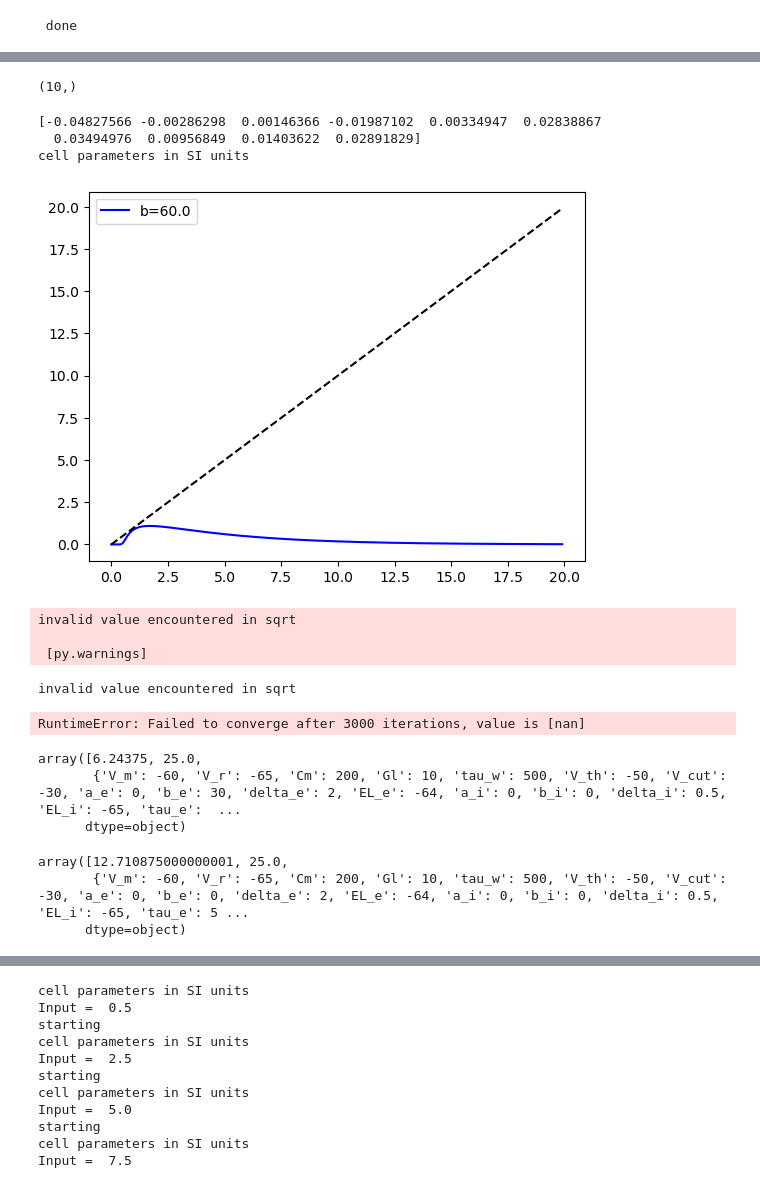
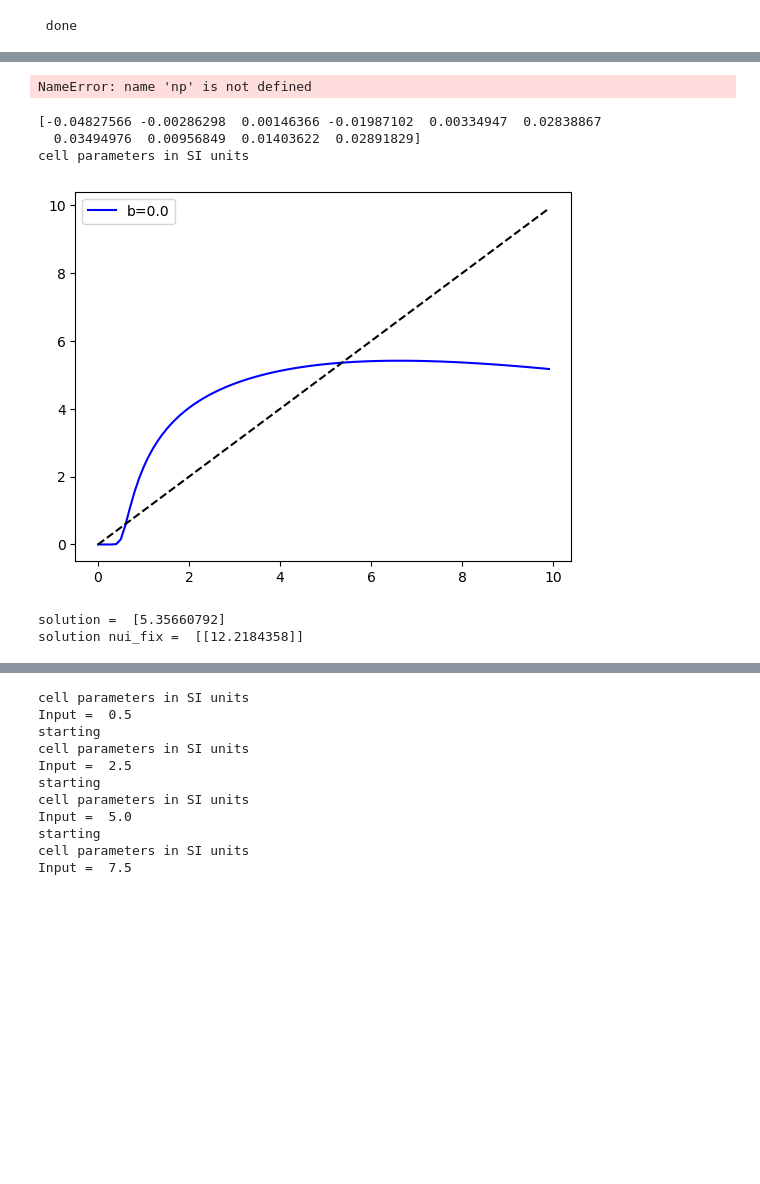
Before and after one commit to mariasacha/paper_pipeline_hub, a Jupyter notebook: whole_pipeline.ipynb, the cells around one changed output, grey strips where cells are left out. Cells and saved outputs as stored; diff of their text form; code cells hidden in the pictures; blank space fills up the shorter version.

```diff
--- a/whole_pipeline.ipynb
+++ b/whole_pipeline.ipynb
@@ -278,26 +254,25 @@ PRS = np.load(file_rs)
-# %%
-PRS.shape
-# %% [output]
-(10,)
+# %%
+file_fs= 'FS-cell_CONFIG1_fit.npy'
+pfs = np.load(file_fs)
+pfs
+# %% [output]
+NameError: name 'np' is not defined
 # %%
 file_fs= 'FS-cell_CONFIG1_fit.npy'
 file_fs= "./data/{0}x{1}_{2}_{3}_fit.npy".format(50,50, 'trial', 'FS' )
 file_rs ='RS-cell0_CONFIG1_fit.npy'
 pts=50
 save_name = 'trial'
 cell='RS'
 file_rs =f"./data/{pts}x{pts}_{save_name}_{cell}_fit.npy"
 
 
 plot_curve(NAME = 'FS-RS', file_rs =file_rs, file_fs= file_fs,
-               use_new=True, b_e=60e-12)
+               use_new=True, b_e=0e-12)
 # %% [output]
 [-0.04827566 -0.00286298  0.00146366 -0.01987102  0.00334947  0.02838867
   0.03494976  0.00956849  0.01403622  0.02891829]
 cell parameters in SI units
-[figure, old version]
+[figure, new version]
-invalid value encountered in sqrt
-
- [py.warnings]
+solution =  [5.35660792]
+solution nui_fix =  [[12.2184358]]
-invalid value encountered in sqrt
-RuntimeError: Failed to converge after 3000 iterations, value is [nan]
@@ -308,15 +279,3 @@ lol = np.load('./net_compar/FS-RS_mean_exc_amp_25.0.npy', allow_pickle=True)
-# %%
-lol
-# %% [output]
-array([6.24375, 25.0,
-       {'V_m': -60, 'V_r': -65, 'Cm': 200, 'Gl': 10, 'tau_w': 500, 'V_th': -50, 'V_cut': -30, 'a_e': 0, 'b_e': 30, 'delta_e': 2, 'EL_e': -64, 'a_i': 0, 'b_i': 0, 'delta_i': 0.5, 'EL_i': -65, 'tau_e':  ...
-      dtype=object)
-# %%
-lol
-# %% [output]
-array([12.710875000000001, 25.0,
-       {'V_m': -60, 'V_r': -65, 'Cm': 200, 'Gl': 10, 'tau_w': 500, 'V_th': -50, 'V_cut': -30, 'a_e': 0, 'b_e': 0, 'delta_e': 2, 'EL_e': -64, 'a_i': 0, 'b_i': 0, 'delta_i': 0.5, 'EL_i': -65, 'tau_e': 5 ...
-      dtype=object)
 # %%
 CELLS = 'FS-RS'
 path_net = "./net_compar/"
```
Also changed, not shown: parts of 82 cells of this notebook, 2 other files.
